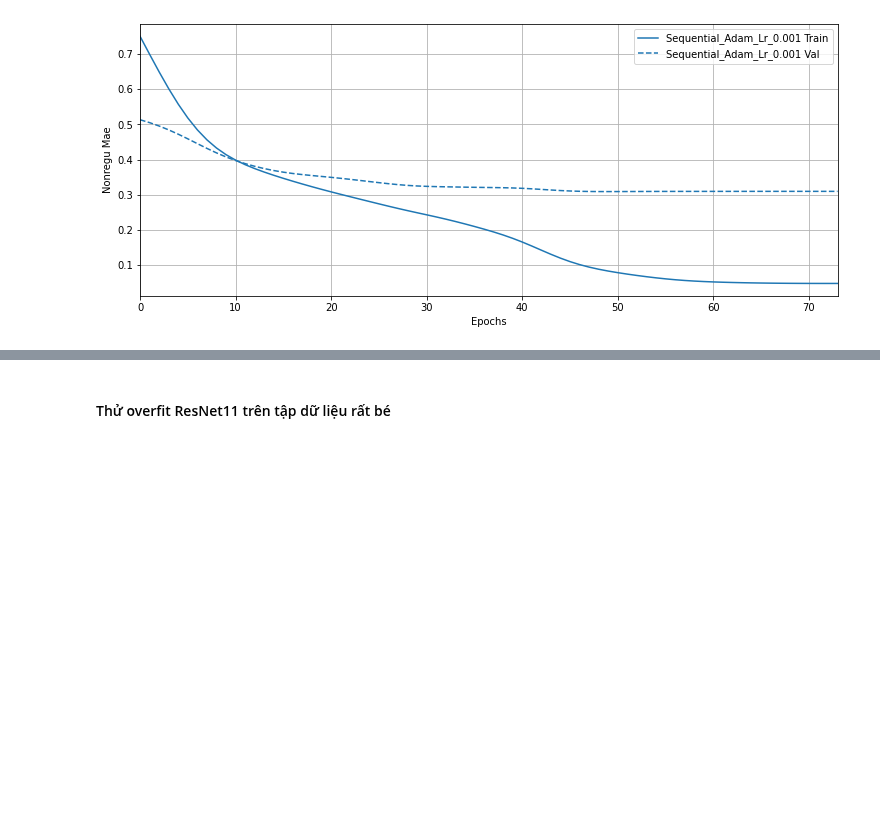
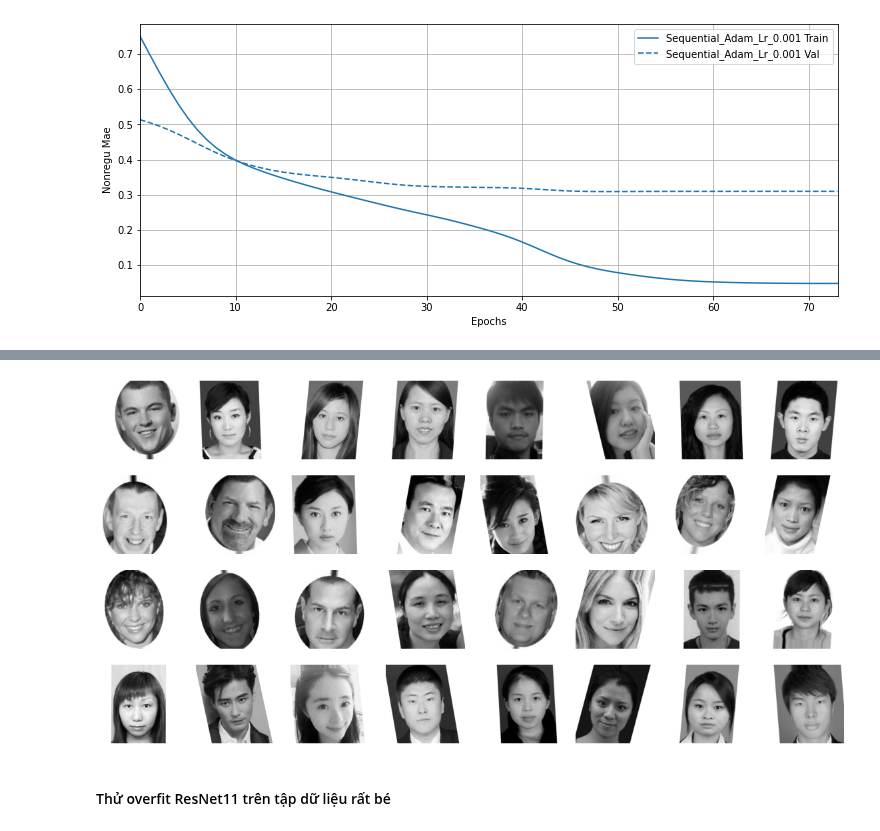
Before and after one commit to LapTQ/IT3910E_facial_beauty_pediction, a Jupyter notebook: facial_beauty_perception.ipynb, the cells around one changed output, grey strips where cells are left out. Cells and saved outputs as stored; diff of their text form; code cells hidden in the pictures; blank space fills up the shorter version.

```diff
--- a/facial_beauty_perception.ipynb
+++ b/facial_beauty_perception.ipynb
@@ -828,3 +941,15 @@ print(epoch_record)
+# %%
+# img, sco = next(k)
+plt.figure(figsize=(20, 10))
+for img, sco in ds.take(1):
+  for i in range(32):
+      ax = plt.subplot(4, 8, i + 1)
+      plt.imshow(np.squeeze(img[i]), cmap='gray')
+      # plt.title(sco[i])
+      plt.axis("off")
+plt.show()
+# %% [output]
+[figure, added]
 # %% [markdown]
 #### Thử overfit ResNet11 trên tập dữ liệu rất bé
 # %% [markdown]
```
Also changed, not shown: parts of 11 cells of this notebook.
